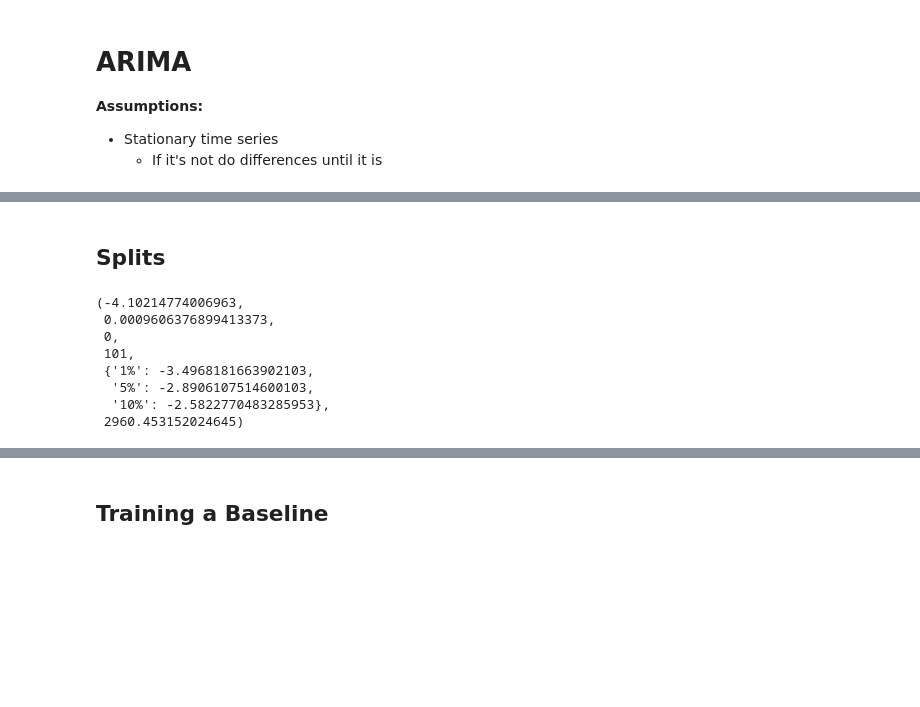
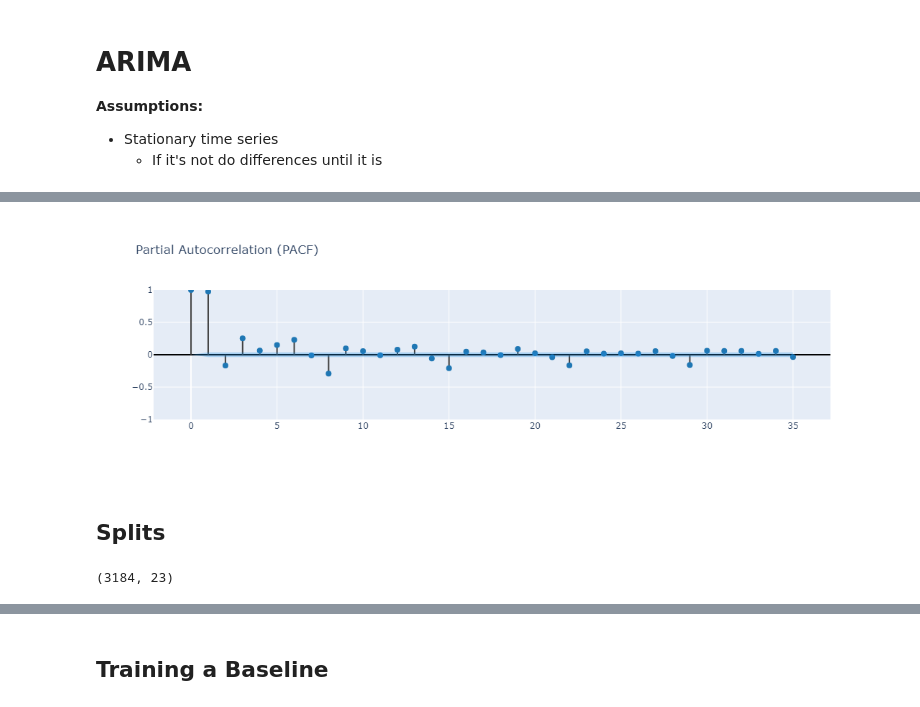
Before and after one commit to lmg1404/Energy-Consumption-Forecasting, a Jupyter notebook: src/notebooks/supervised/arima.ipynb, the cells around one changed output, grey strips where cells are left out. Drawn from its saved outputs; the diff is of its cells as text; code cells hidden in the pictures; blank space fills up the shorter version.

```diff
--- a/src/notebooks/supervised/arima.ipynb
+++ b/src/notebooks/supervised/arima.ipynb
@@ -14,0 +64,21 @@ features = pd.read_csv("../../../data/features.csv", parse_dates=['date'])
+# %%
+def create_corr_plot(series, lags=None, plot_pacf=False):
+    # from https://community.plotly.com/t/plot-pacf-plot-acf-autocorrelation-plot-and-lag-plot/24108/3
+    corr_array = pacf(series.dropna(), nlags=lags, alpha=0.05) if plot_pacf else acf(series.dropna(), nlags=lags, alpha=0.05)
+    lower_y = corr_array[1][:,0] - corr_array[0]
+    upper_y = corr_array[1][:,1] - corr_array[0]
+
+    fig = go.Figure()
+    [fig.add_scatter(x=(x,x), y=(0,corr_array[0][x]), mode='lines',line_color='#3f3f3f')
+     for x in range(len(corr_array[0]))]
+    fig.add_scatter(x=np.arange(len(corr_array[0])), y=corr_array[0], mode='markers', marker_color='#1f77b4',
+                   marker_size=8)
+    fig.add_scatter(x=np.arange(len(corr_array[0])), y=upper_y, mode='lines', line_color='rgba(255,255,255,0)')
+    fig.add_scatter(x=np.arange(len(corr_array[0])), y=lower_y, mode='lines',fillcolor='rgba(32, 146, 230,0.3)',
+            fill='tonexty', line_color='rgba(255,255,255,0)')
+    fig.update_traces(showlegend=False)
+    fig.update_yaxes(zerolinecolor='#000000', range=[-1, 1])
+
+    title='Partial Autocorrelation (PACF)' if plot_pacf else 'Autocorrelation (ACF)'
+    fig.update_layout(title=title)
+    fig.show()
@@ -17,3 +94,5 @@ features = pd.read_csv("../../../data/features.csv", parse_dates=['date'])
 # %%
-thresh = int(0.9 * len(features))
-features = features.dropna(axis=1, thresh=thresh).bfill().ffill()
+data = pd.read_csv("../../../data/dataset.csv", parse_dates=['date'])
+thresh = int(0.9 * len(data))
+data = data.dropna(axis=1, thresh=thresh).bfill().ffill().drop('demand', axis=1)
+# data
@@ -38,15 +99,11 @@ features
+# %%
+create_corr_plot(data.consumption, None, True)
+# %% [output]
+[figure, added]
 # %% [markdown]
 ## Splits
 # %%
-y = targets['total_consumption']
-adfuller(y, maxlag=0)
+data.shape
 # %% [output]
-(-4.10214774006963,
- 0.0009606376899413373,
- 0,
- 101,
- {'1%': -3.4968181663902103,
-  '5%': -2.8906107514600103,
-  '10%': -2.5822770483285953},
- 2960.453152024645)
+(3184, 23)
 # %%
```
Also changed, not shown: parts of 20 cells of this notebook, 4 other files.
